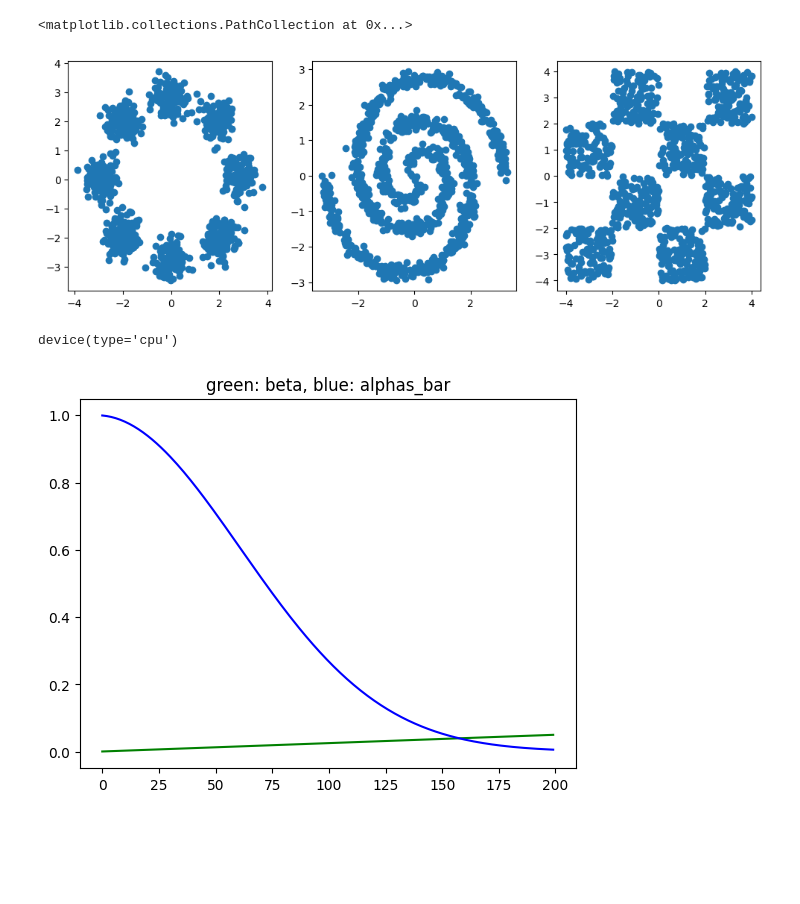
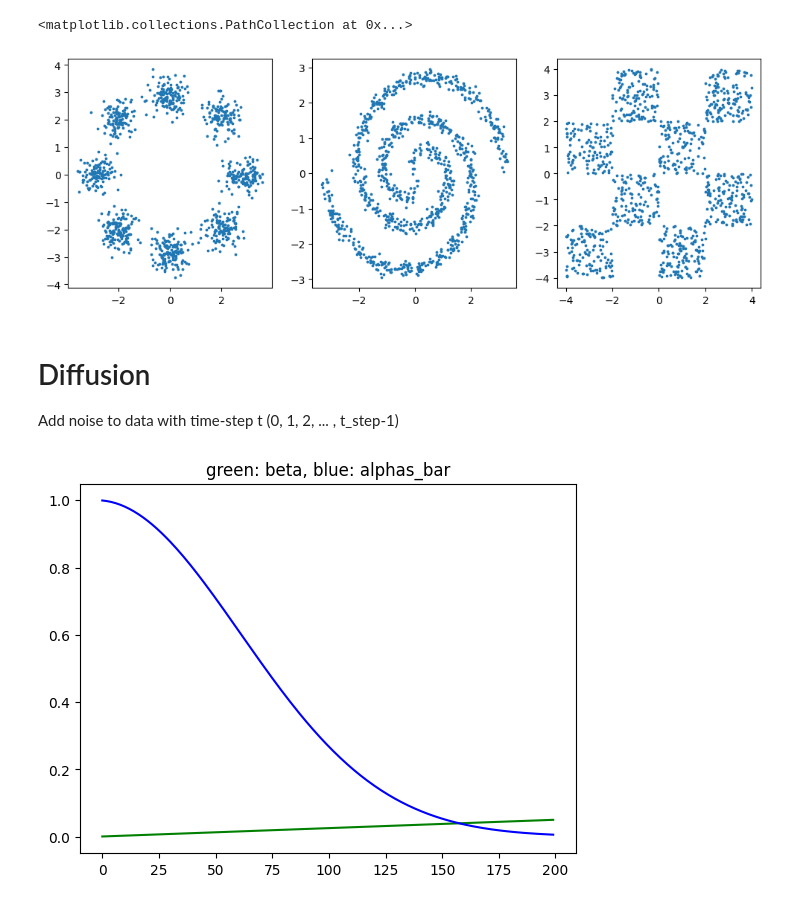
Before and after one commit to MyeongGuJo/hayaku-250322, a Jupyter notebook: hayaku_diffusion.ipynb, the cells around one changed output. Cells and saved outputs as stored; diff of their text form; code cells hidden in the pictures; blank space fills up the shorter version.

```diff
--- a/hayaku_diffusion.ipynb
+++ b/hayaku_diffusion.ipynb
@@ -60,19 +96,12 @@ def sample2d(data, batch_size=200, scale_factor=1.):
 # %%
 '''visualize datasets'''
 fig, axs = plt.subplots(ncols=3, figsize=(12, 4))
 x = torch.tensor(sample2d('8gaussians', batch_size=1000, scale_factor=1.))
-axs[0].scatter(x[:,0], x[:,1])
+axs[0].scatter(x[:,0], x[:,1], s=3)
 x = torch.tensor(sample2d('2spirals', batch_size=1000, scale_factor=1.))
-axs[1].scatter(x[:,0], x[:,1])
+axs[1].scatter(x[:,0], x[:,1], s=3)
 x = torch.tensor(sample2d('checkerboard', batch_size=1000, scale_factor=1.))
-axs[2].scatter(x[:,0], x[:,1])
+axs[2].scatter(x[:,0], x[:,1], s=3)
 # %% [output]
 <matplotlib.collections.PathCollection at 0x...>
-[figure, old version]
+[figure, new version]
-# %%
-# device = torch.device('cuda' if torch.cuda.is_available() else 'cpu')
-device = torch.device('cpu')
-
-device
-# %% [output]
-device(type='cpu')
@@ -79 +117,5 @@ device(type='cpu')
+# %% [markdown]
+# Diffusion
+
+Add noise to data with time-step t (0, 1, 2, ... , t_step-1)
 # %%
```
Also changed, not shown: parts of 31 cells of this notebook.
